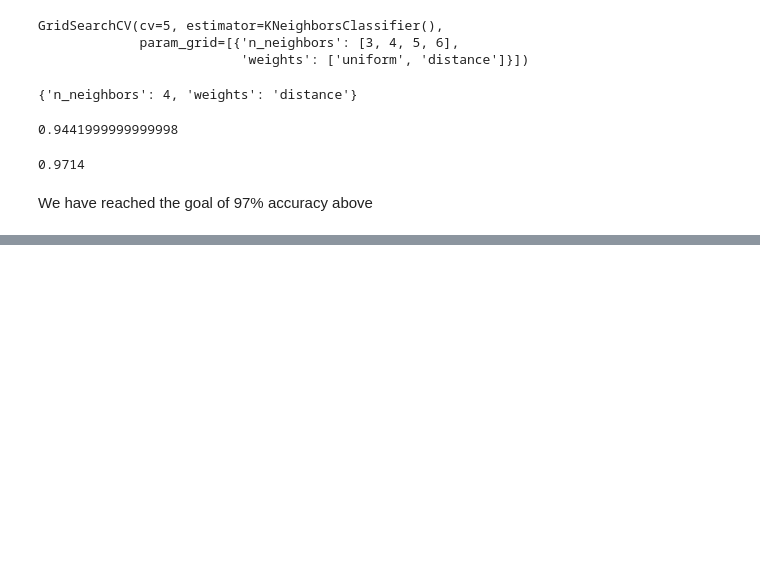
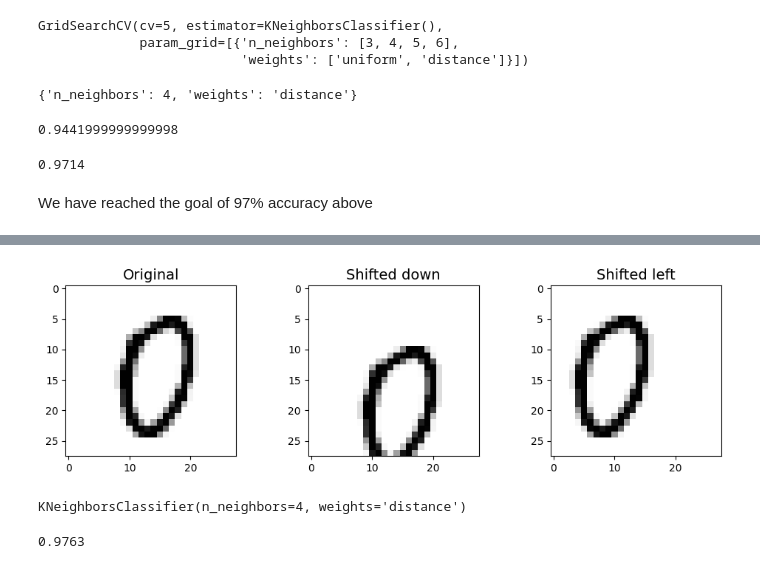
Before and after one commit to Wil1756/100-Days-of-ML, a Jupyter notebook: classification.ipynb, the cells around one changed output, grey strips where cells are left out. Drawn from its saved outputs; the diff is of its cells as text; code cells hidden in the pictures; blank space fills up the shorter version.

```diff
--- a/classification.ipynb
+++ b/classification.ipynb
@@ -703,0 +706,30 @@ We have reached the goal of 97% accuracy above
+# %%
+# lets try augmenting the MNIST dataset by adding slighlty shifted versions of each image
+
+from scipy.ndimage import shift
+
+def shift_image(image, dx, dy):
+    image = image.reshape((28, 28))
+    shifted_image = shift(image, [dy, dx], cval=0, mode="constant")
+    return shifted_image.reshape([-1])
+# %%
+image = X_train[1000] # random digit to demo
+shifted_image_down = shift_image(image, 0, 5)
+shifted_image_left = shift_image(image, -5, 0)
+
+plt.figure(figsize=(12, 3))
+plt.subplot(131)
+plt.title("Original")
+plt.imshow(image.reshape(28, 28),
+            interpolation="nearest", cmap="Greys")
+plt.subplot(132)
+plt.title("Shifted down")
+plt.imshow(shifted_image_down.reshape(28, 28),
+            interpolation="nearest", cmap="Greys")
+plt.subplot(133)
+plt.title("Shifted left")
+plt.imshow(shifted_image_left.reshape(28, 28),
+            interpolation="nearest", cmap="Greys")
+plt.show()
+# %% [output]
+[figure, added]
@@ -703,0 +759,9 @@ We have reached the goal of 97% accuracy above
+# %%
+knn_clf.fit(X_train_augmented, y_train_augmented)
+# %% [output]
+KNeighborsClassifier(n_neighbors=4, weights='distance')
+# %%
+augmented_accuracy = knn_clf.score(X_test, y_test)
+augmented_accuracy
+# %% [output]
+0.9763
```
Also changed, not shown: parts of 6 cells of this notebook.
